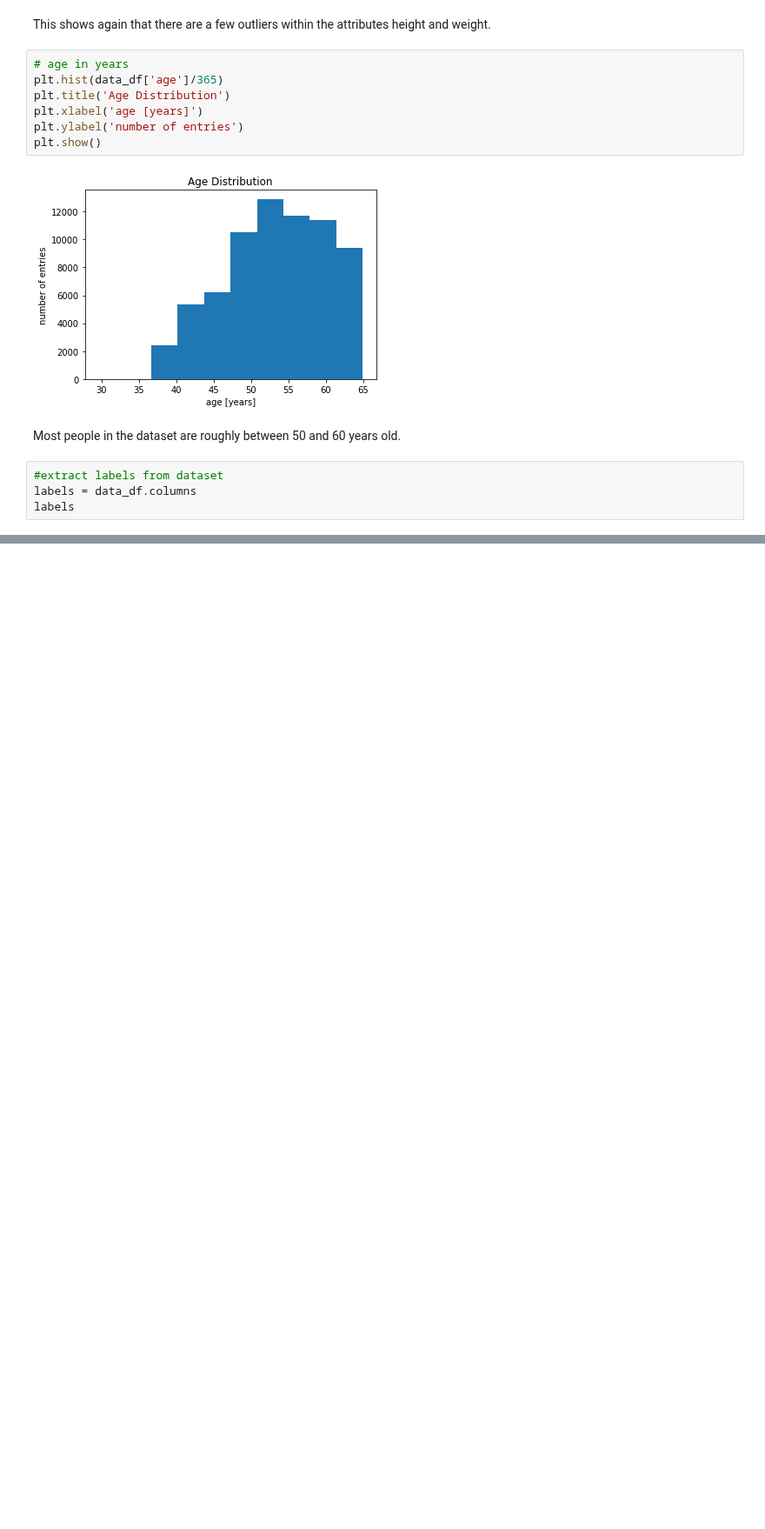
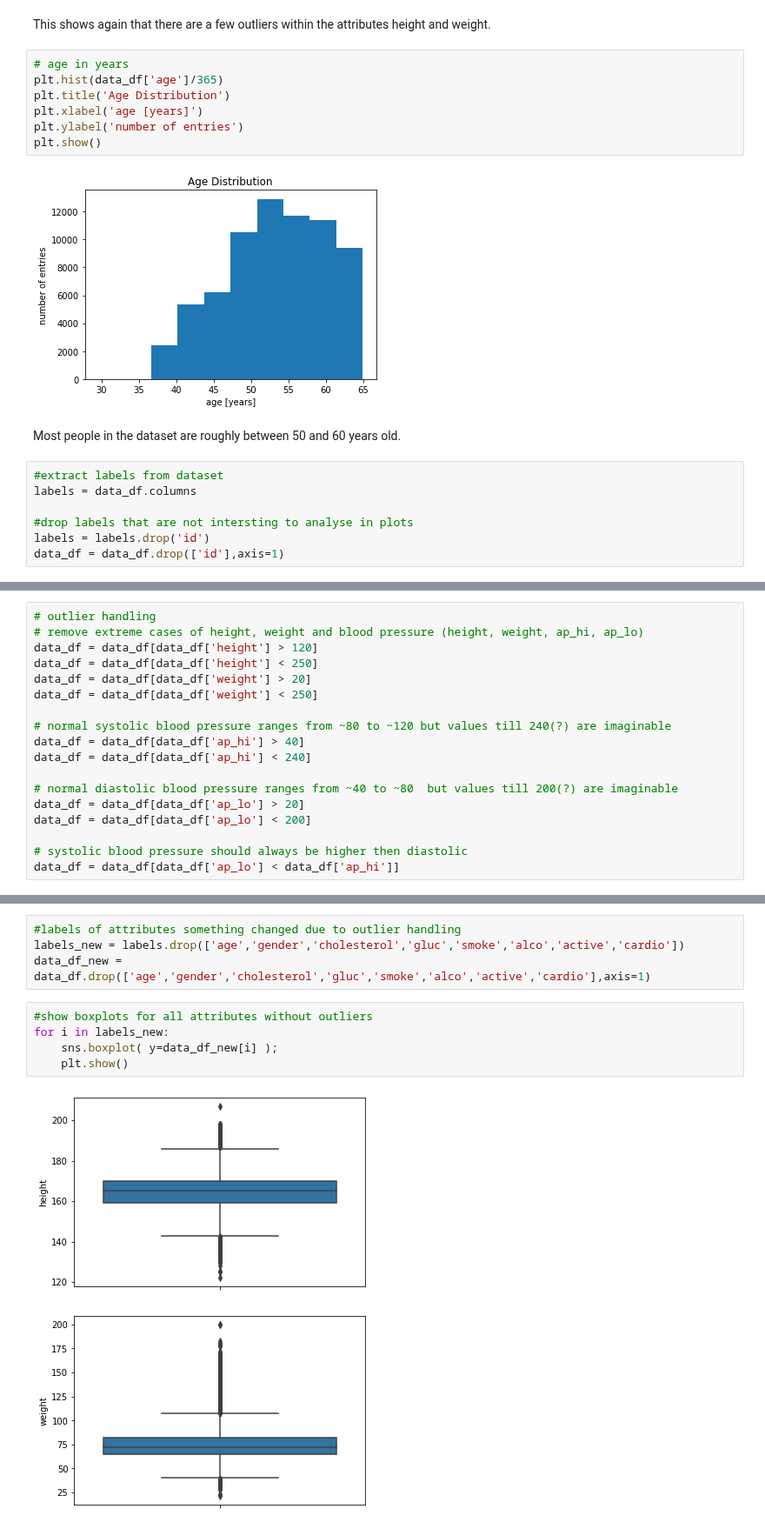
Before and after one commit to LJ171/CardioDiseaseClassification, a Jupyter notebook: 01_data_exploration/DataExploration.ipynb, the cells around one changed output, grey strips where cells are left out. Shown at 87% size. Cells and saved outputs as stored; diff of their text form; blank space fills up the shorter version.

Commit message:
Update DataExploration.ipynb
Outlier Handling to compare plots

```diff
--- a/01_data_exploration/DataExploration.ipynb
+++ b/01_data_exploration/DataExploration.ipynb
@@ -148,4 +148,7 @@ Most people in the dataset are roughly between 50 and 60 years old.
 # %%
 #extract labels from dataset
 labels = data_df.columns
-labels
+
+#drop labels that are not intersting to analyse in plots
+labels = labels.drop('id')
+data_df = data_df.drop(['id'],axis=1)
@@ -193,0 +205,18 @@ for i in labels:
+# %%
+# outlier handling
+# remove extreme cases of height, weight and blood pressure (height, weight, ap_hi, ap_lo)
+data_df = data_df[data_df['height'] > 120]
+data_df = data_df[data_df['height'] < 250]
+data_df = data_df[data_df['weight'] > 20]
+data_df = data_df[data_df['weight'] < 250]
+
+# normal systolic blood pressure ranges from ~80 to ~120 but values till 240(?) are imaginable
+data_df = data_df[data_df['ap_hi'] > 40]
+data_df = data_df[data_df['ap_hi'] < 240]
+
+# normal diastolic blood pressure ranges from ~40 to ~80  but values till 200(?) are imaginable
+data_df = data_df[data_df['ap_lo'] > 20]
+data_df = data_df[data_df['ap_lo'] < 200]
+
+# systolic blood pressure should always be higher then diastolic
+data_df = data_df[data_df['ap_lo'] < data_df['ap_hi']]
@@ -193,0 +236,12 @@ for i in labels:
+# %%
+#labels of attributes something changed due to outlier handling
+labels_new = labels.drop(['age','gender','cholesterol','gluc','smoke','alco','active','cardio'])
+data_df_new = data_df.drop(['age','gender','cholesterol','gluc','smoke','alco','active','cardio'],axis=1)
+# %%
+#show boxplots for all attributes without outliers
+for i in labels_new:
+    sns.boxplot( y=data_df_new[i] );
+    plt.show()
+# %% [output]
+[figure, added]
+[figure, added]
```
Also changed, not shown: parts of 9 cells of this notebook.
